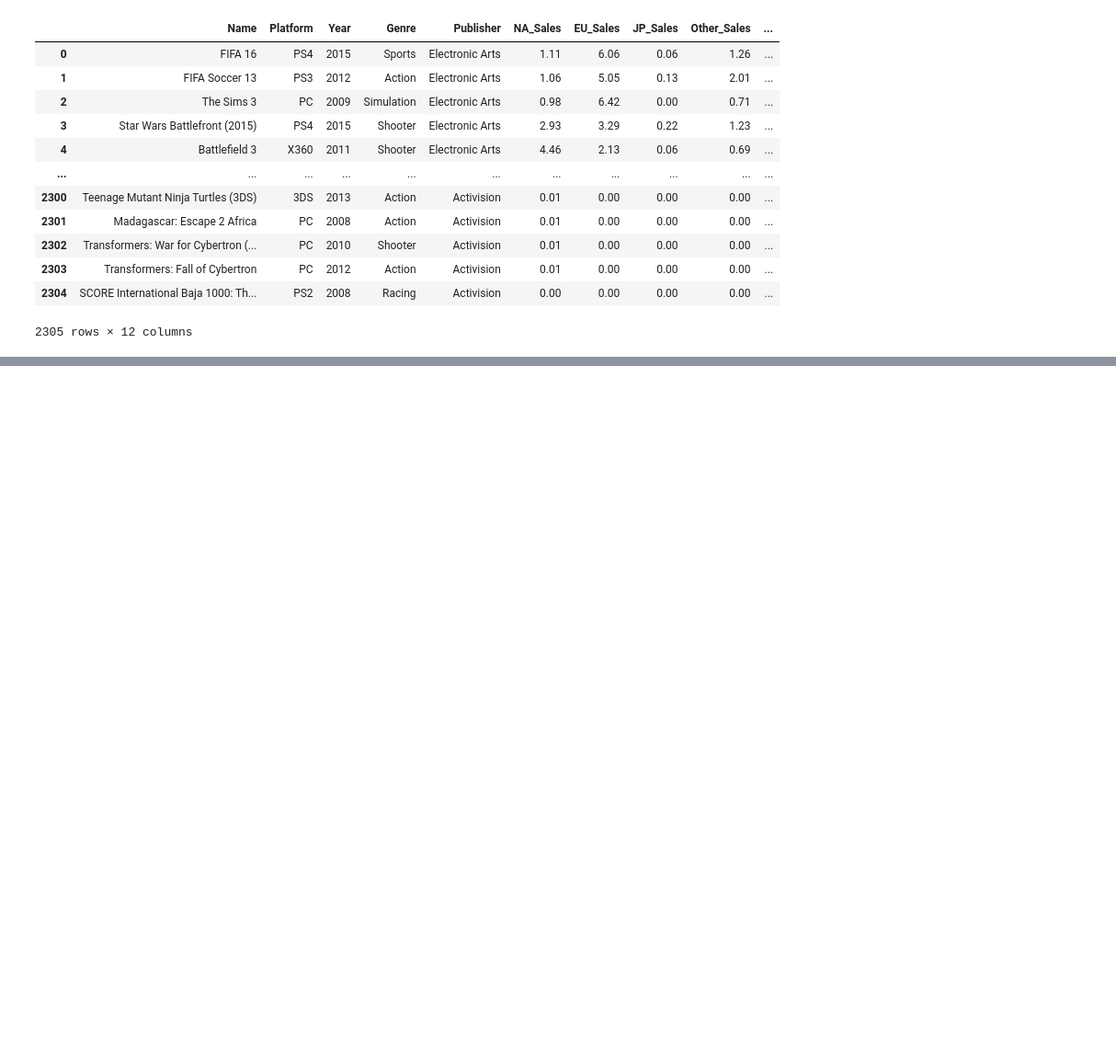
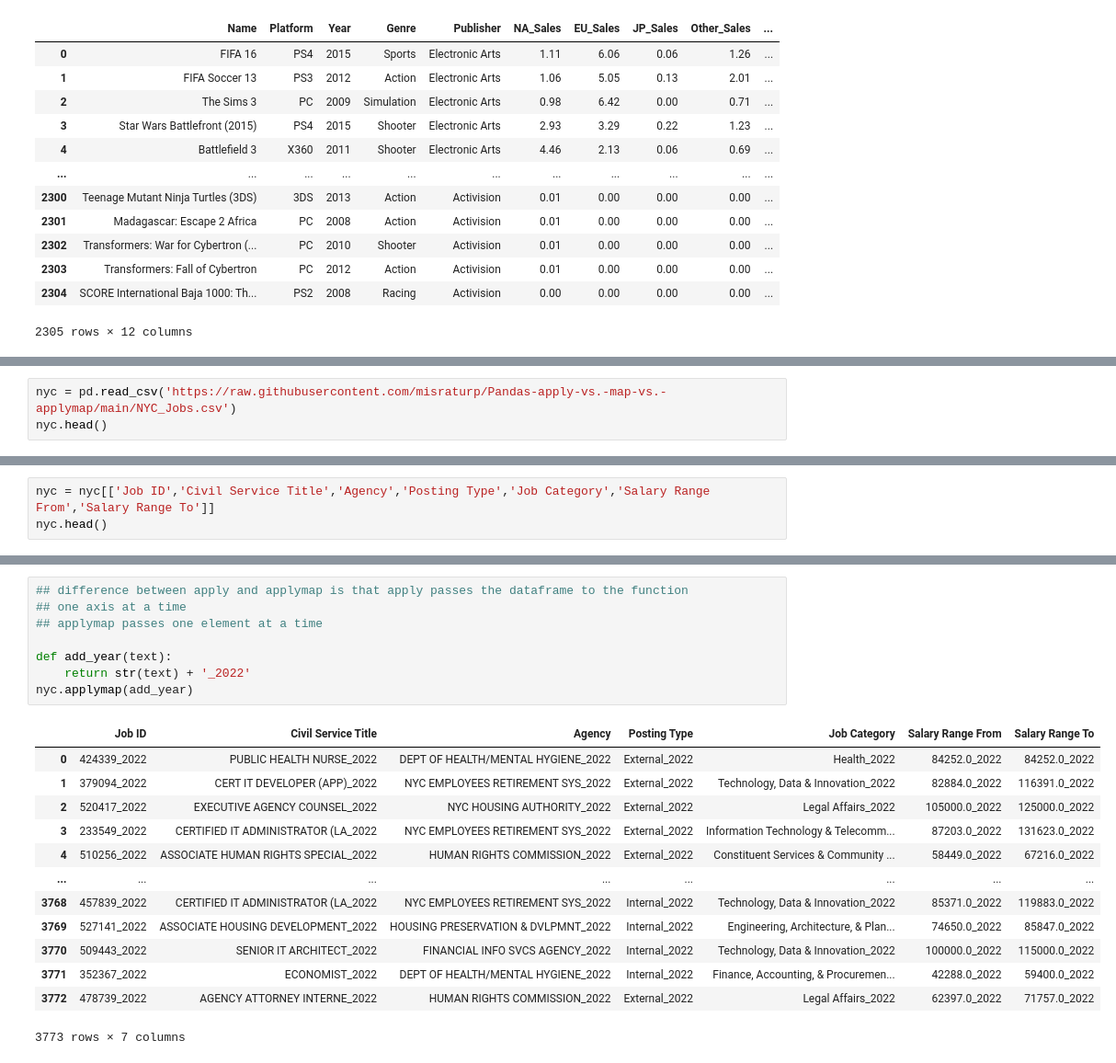
Before and after one commit to karan842/revise-DS-101, a Jupyter notebook: pandas-101.ipynb, the cells around one changed output, grey strips where cells are left out. Shown: that part at 92% size. Cells and saved outputs as stored; diff of their text form; blank space fills up the shorter version.

Commit message:
Apply, map and Applymap

```diff
--- a/pandas-101.ipynb
+++ b/pandas-101.ipynb
@@ -1050,0 +1060,3 @@ pd.concat([ea_df,activision_df],axis=0,ignore_index=True)
+# %%
+nyc = pd.read_csv('https://raw.githubusercontent.com/misraturp/Pandas-apply-vs.-map-vs.-applymap/main/NYC_Jobs.csv')
+nyc.head()
@@ -1050,0 +1071,3 @@ pd.concat([ea_df,activision_df],axis=0,ignore_index=True)
+# %%
+nyc = nyc[['Job ID','Civil Service Title','Agency','Posting Type','Job Category','Salary Range From','Salary Range To']]
+nyc.head()
@@ -1050,0 +1119,22 @@ pd.concat([ea_df,activision_df],axis=0,ignore_index=True)
+# %%
+## difference between apply and applymap is that apply passes the dataframe to the function
+## one axis at a time
+## applymap passes one element at a time
+
+def add_year(text):
+    return str(text) + '_2022'
+nyc.applymap(add_year)
+# %% [output]
+|  | Job ID | Civil Service Title | Agency | Posting Type | Job Category | Salary Range From | Salary Range To |
+| 0 | 424339_2022 | PUBLIC HEALTH NURSE_2022 | DEPT OF HEALTH/MENTAL HYGIENE_2022 | External_2022 | Health_2022 | 84252.0_2022 | 84252.0_2022 |
+| 1 | 379094_2022 | CERT IT DEVELOPER (APP)_2022 | NYC EMPLOYEES RETIREMENT SYS_2022 | External_2022 | Technology, Data & Innovation_2022 | 82884.0_2022 | 116391.0_2022 |
+| 2 | 520417_2022 | EXECUTIVE AGENCY COUNSEL_2022 | NYC HOUSING AUTHORITY_2022 | External_2022 | Legal Affairs_2022 | 105000.0_2022 | 125000.0_2022 |
+| 3 | 233549_2022 | CERTIFIED IT ADMINISTRATOR (LA_2022 | NYC EMPLOYEES RETIREMENT SYS_2022 | External_2022 | Information Technology & Telecomm... | 87203.0_2022 | 131623.0_2022 |
+| 4 | 510256_2022 | ASSOCIATE HUMAN RIGHTS SPECIAL_2022 | HUMAN RIGHTS COMMISSION_2022 | External_2022 | Constituent Services & Community ... | 58449.0_2022 | 67216.0_2022 |
+| ... | ... | ... | ... | ... | ... | ... | ... |
+| 3768 | 457839_2022 | CERTIFIED IT ADMINISTRATOR (LA_2022 | NYC EMPLOYEES RETIREMENT SYS_2022 | Internal_2022 | Technology, Data & Innovation_2022 | 85371.0_2022 | 119883.0_2022 |
+| 3769 | 527141_2022 | ASSOCIATE HOUSING DEVELOPMENT_2022 | HOUSING PRESERVATION & DVLPMNT_2022 | Internal_2022 | Engineering, Architecture, & Plan... | 74650.0_2022 | 85847.0_2022 |
+| 3770 | 509443_2022 | SENIOR IT ARCHITECT_2022 | FINANCIAL INFO SVCS AGENCY_2022 | Internal_2022 | Technology, Data & Innovation_2022 | 100000.0_2022 | 115000.0_2022 |
+| 3771 | 352367_2022 | ECONOMIST_2022 | DEPT OF HEALTH/MENTAL HYGIENE_2022 | Internal_2022 | Finance, Accounting, & Procuremen... | 42288.0_2022 | 59400.0_2022 |
+| 3772 | 478739_2022 | AGENCY ATTORNEY INTERNE_2022 | HUMAN RIGHTS COMMISSION_2022 | External_2022 | Legal Affairs_2022 | 62397.0_2022 | 71757.0_2022 |
+3773 rows × 7 columns
```
Also changed, not shown: parts of 12 cells of this notebook.
